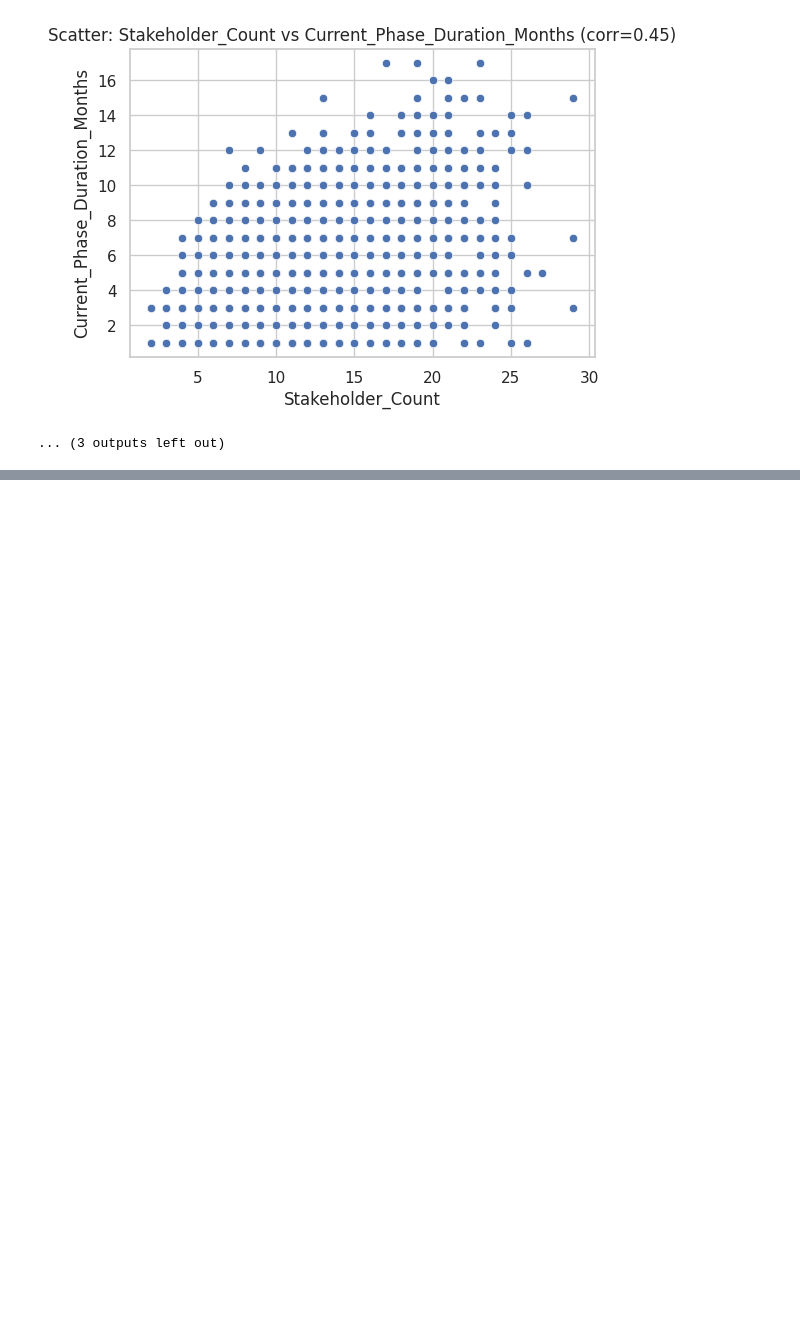
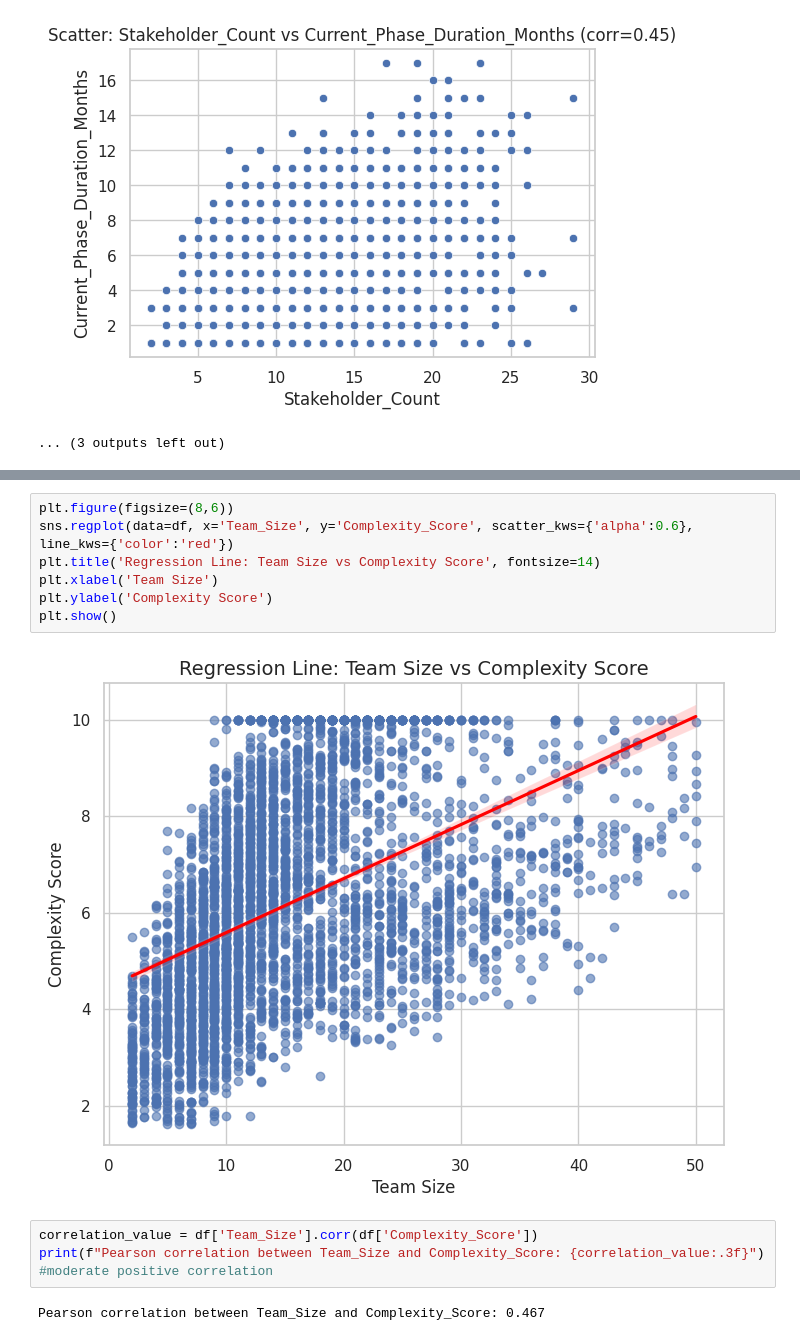
Before and after one commit to Gobihanath/ZC-AI-Project-Management-ML-003, a Jupyter notebook: EDA_Version1_Project_Risk.ipynb, the cells around one changed output, grey strips where cells are left out. Drawn from its saved outputs; the diff is of its cells as text; blank space fills up the shorter version.

```diff
--- a/EDA_Version1_Project_Risk.ipynb
+++ b/EDA_Version1_Project_Risk.ipynb
@@ -295,0 +306,15 @@ for f1, f2 in top_pairs:
+# %%
+plt.figure(figsize=(8,6))
+sns.regplot(data=df, x='Team_Size', y='Complexity_Score', scatter_kws={'alpha':0.6}, line_kws={'color':'red'})
+plt.title('Regression Line: Team Size vs Complexity Score', fontsize=14)
+plt.xlabel('Team Size')
+plt.ylabel('Complexity Score')
+plt.show()
+# %% [output]
+[figure, added]
+# %%
+correlation_value = df['Team_Size'].corr(df['Complexity_Score'])
+print(f"Pearson correlation between Team_Size and Complexity_Score: {correlation_value:.3f}")
+#moderate positive correlation
+# %% [output]
+Pearson correlation between Team_Size and Complexity_Score: 0.467
```
Also changed, not shown: parts of 36 cells of this notebook.
